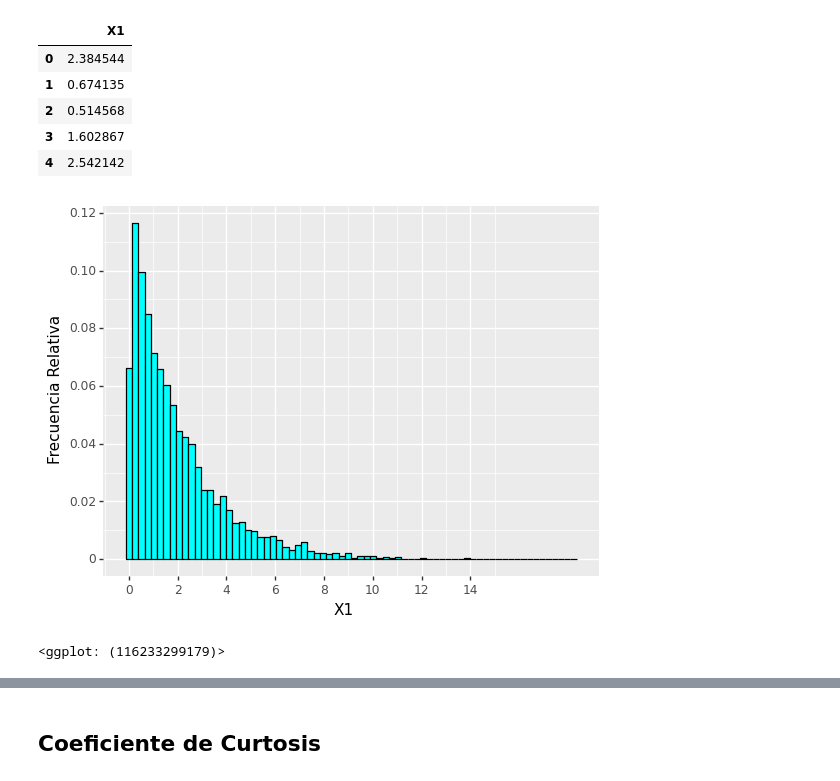
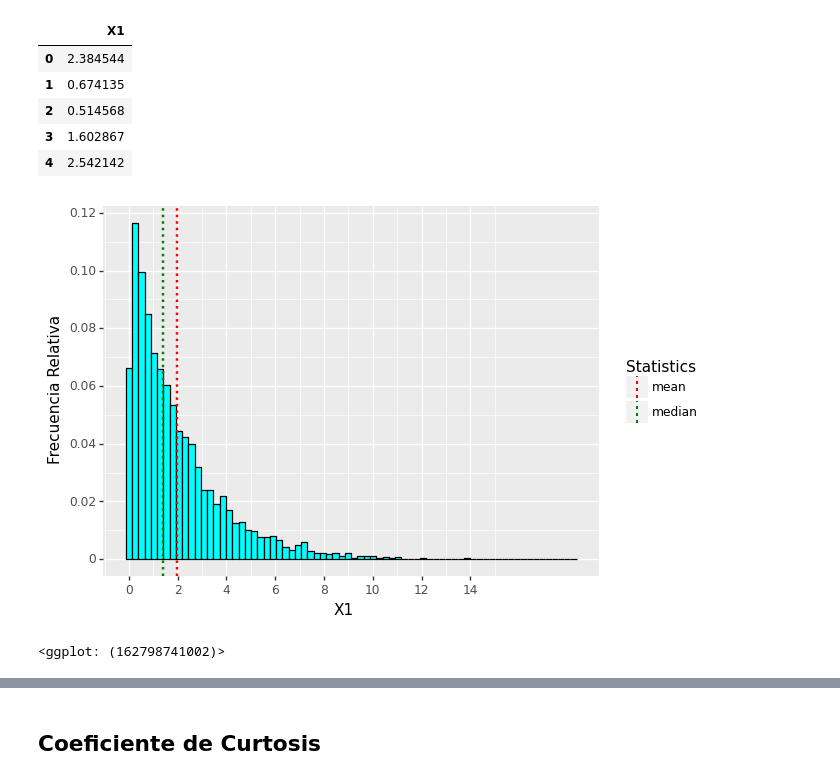
Before and after one commit to FabioScielzoOrtiz/Estadistica4all-blog, a Jupyter notebook: Descriptive Statisitcs in Python and R/Descriptive Statistics with Python and R.ipynb, the cells around one changed output, grey strips where cells are left out. Drawn from its saved outputs; the diff is of its cells as text; code cells hidden in the pictures.

```diff
--- a/Descriptive Statisitcs in Python and R/Descriptive Statistics with Python and R.ipynb
+++ b/Descriptive Statisitcs in Python and R/Descriptive Statistics with Python and R.ipynb
@@ -3189,15 +3189,27 @@ X1_df.head()
 | 2 | 0.514568 |
 | 3 | 1.602867 |
 | 4 | 2.542142 |
+# %%
+df = pd.DataFrame({'statistics': ['mean', 'median' ] ,
+                   'value' : [ X1_df['X1'].mean(), X1_df['X1'].median()]
+                   })
+
+df
 # %%
 (
 ggplot( data=X1_df )
 + aes(x='X1' , y =  after_stat('width*density'))
 + geom_histogram( fill="cyan", color="black")
 +  labs(x = "X1", y = "Frecuencia Relativa")
 + scale_x_continuous( breaks = np.arange(0, 15, 2) )
 + scale_y_continuous( breaks = np.arange(0, 0.13, 0.02) )
+
++  geom_vline( df, aes(xintercept='value', color='statistics'), show_legend=True , linetype='dotted',size=[1,1])
++  scale_color_manual(
+     name = "Statistics",
+     values = [  "red",  "green"]
+     )
 )
 # %% [output]
-[figure, old version]
+[figure, new version]
-<ggplot: (116233299179)>
+<ggplot: (162798741002)>
```
Also changed, not shown: parts of 13 cells of this notebook.
